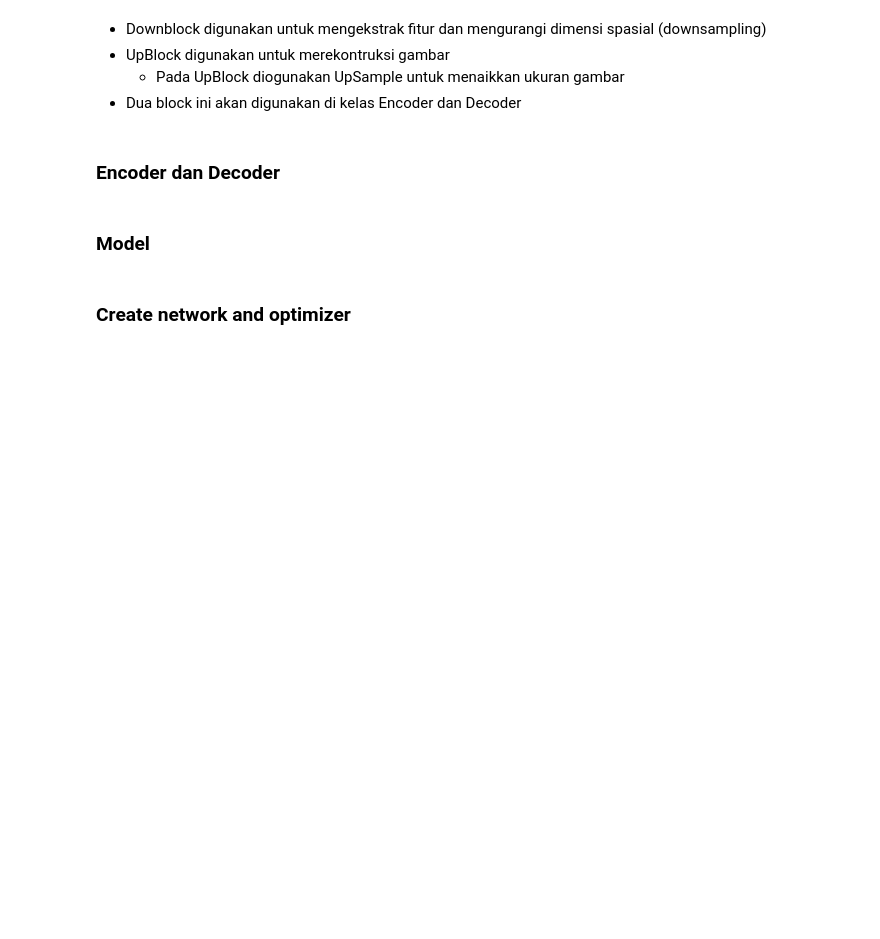
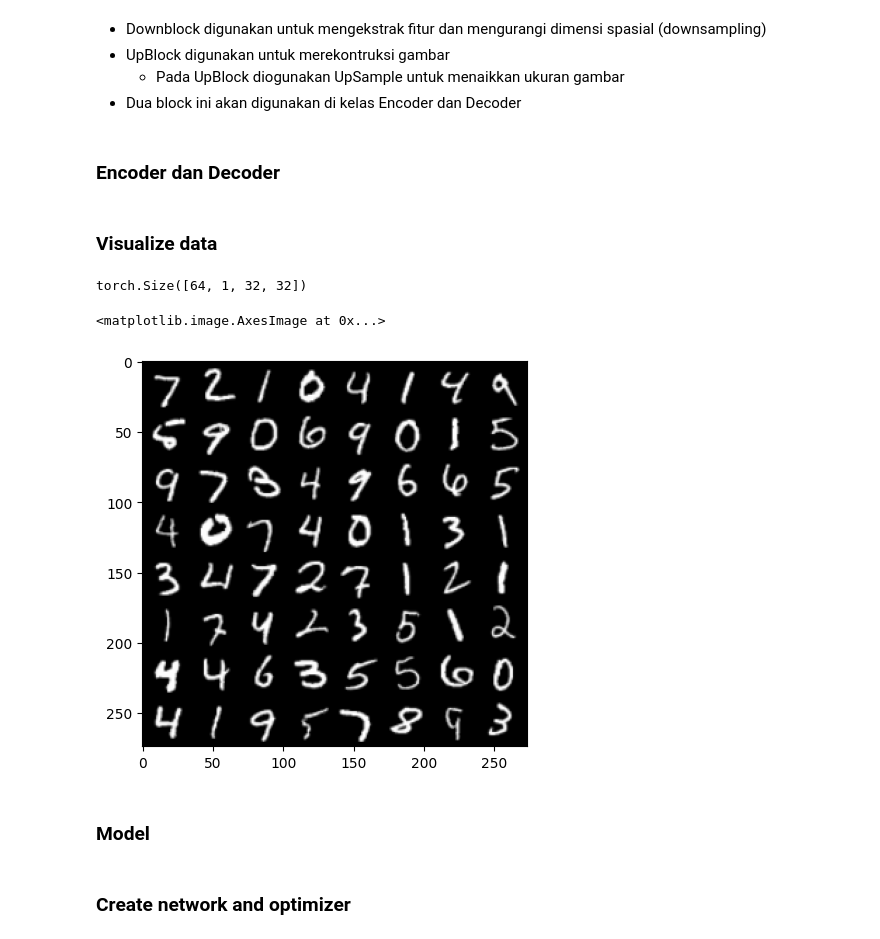
Before and after one commit to wildanjr19/generative-model, a Jupyter notebook: VQ_VAE/VQ_VAE.ipynb, the cells around one changed output. Cells and saved outputs as stored; diff of their text form; code cells hidden in the pictures; blank space fills up the shorter version.

```diff
--- a/VQ_VAE/VQ_VAE.ipynb
+++ b/VQ_VAE/VQ_VAE.ipynb
@@ -290,6 +292,25 @@ class Decoder(nn.Module):
         x = self.conv_block_2(x)                  # UpBlock 2
 
         return torch.tanh(self.conv_out(x))       # rekonstruksi ke gambar asli dengan fungsi aktivasi tanh
+# %% [markdown]
+### Visualize data
+# %%
+# Get a test image
+dataiter = iter(test_loader)
+test_images = next(dataiter)[0]
+
+# View the shape
+test_images.shape # (BS, C, H, W)
+# %% [output]
+torch.Size([64, 1, 32, 32])
+# %%
+# Visualize the data!!!
+plt.figure(figsize = (5,5))
+out = vutils.make_grid(test_images, normalize=True)
+plt.imshow(out.numpy().transpose((1, 2, 0)))
+# %% [output]
+<matplotlib.image.AxesImage at 0x...>
+[figure, added]
 # %% [markdown]
 ### Model
 # %%
```
Also changed, not shown: parts of 12 cells of this notebook.
